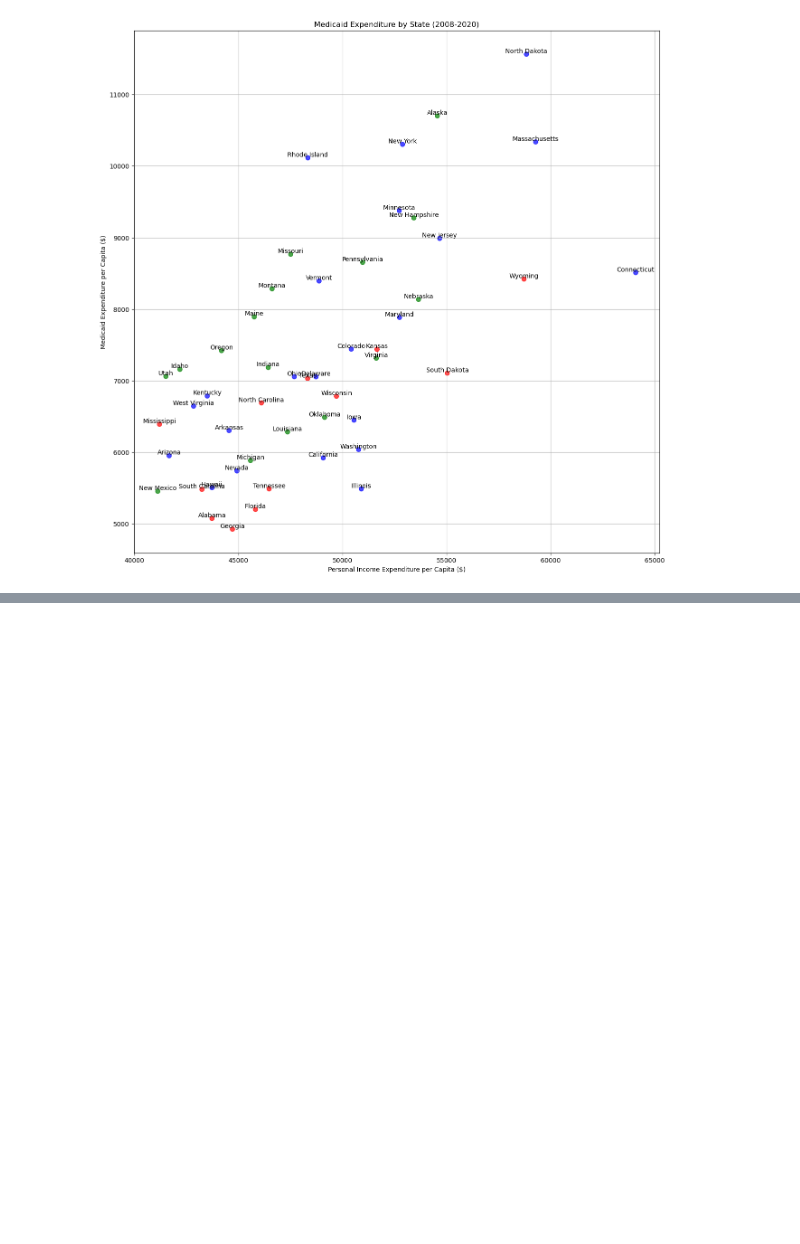
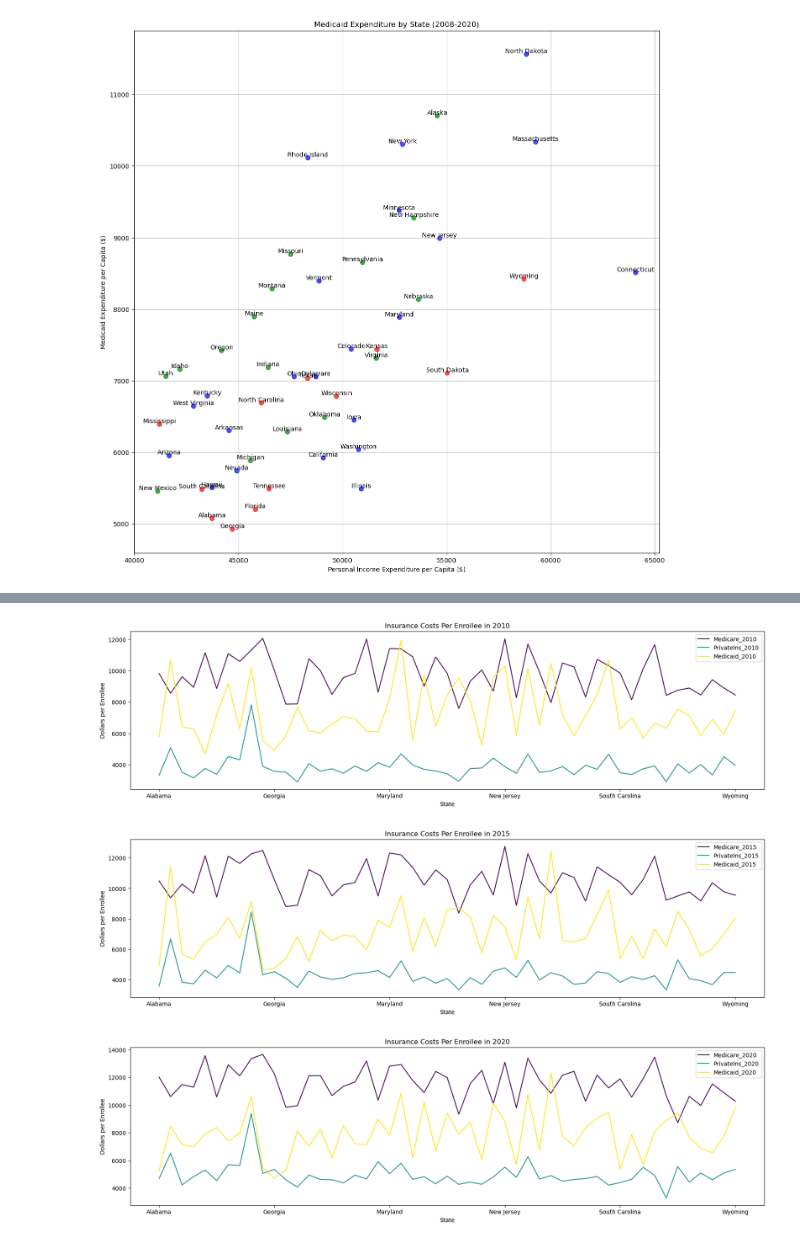
Before and after one commit to MyJineng/Healthcare-ETL, a Jupyter notebook: Notebooks/Project_Notebook.ipynb, the cells around one changed output, grey strips where cells are left out. Saved outputs shown, nothing was run; the diff lists cells and outputs as text; code cells hidden in the pictures; blank space fills up the shorter version.

```diff
--- a/Notebooks/Project_Notebook.ipynb
+++ b/Notebooks/Project_Notebook.ipynb
@@ -236,0 +306,4 @@ Hawaii             5503.461538
+# %%
+#establish a connection
+engine = create_engine(
+    "postgresql+psycopg2://postgres:*********@localhost:****/Project_3")
@@ -236,0 +353,12 @@ Hawaii             5503.461538
+# %%
+columnNamechg=comparisons_df.rename(columns={comparisons_df.columns[1]:'Medicare_2010',
+                                             comparisons_df.columns[2]:'PrivateIns_2010',
+                                             comparisons_df.columns[3]:'Medicaid_2010',
+                                             comparisons_df.columns[4]:'Medicare_2015',
+                                             comparisons_df.columns[5]:'PrivateIns_2015',
+                                             comparisons_df.columns[6]:'Medicaid_2015',
+                                             comparisons_df.columns[7]:'Medicare_2020',
+                                             comparisons_df.columns[8]:'PrivateIns_2020',
+                                             comparisons_df.columns[9]:'Medicaid_2020'})
+
+columnNamechg.head(10)
@@ -236,0 +384,2 @@ Hawaii             5503.461538
+# %%
+columnNamechg.set_index(columnNamechg.columns[0])
@@ -236,0 +405,24 @@ Hawaii             5503.461538
+# %%
+columnNamechg.plot(x='State', y=["Medicare_2010", "PrivateIns_2010", "Medicaid_2010"],
+                xlabel='State',
+                ylabel="Dollars per Enrollee",
+                title="Insurance Costs Per Enrollee in 2010",
+                figsize=(20,5), colormap="viridis")
+
+columnNamechg.plot(x="State", y=["Medicare_2015", "PrivateIns_2015", "Medicaid_2015"],
+                xlabel="State",
+                ylabel="Dollars per Enrollee",
+                title="Insurance Costs Per Enrollee in 2015",
+                figsize=(20,5), colormap="viridis")
+
+columnNamechg.plot(x="State", y=["Medicare_2020", "PrivateIns_2020", "Medicaid_2020"],
+                xlabel="State",
+                ylabel="Dollars per Enrollee",
+                title="Insurance Costs Per Enrollee in 2020",
+                figsize=(20,5), colormap="viridis")
+
+plt.show()
+# %% [output]
+[figure, added]
+[figure, added]
+[figure, added]
```
Also changed, not shown: parts of 15 cells of this notebook, 2 other files.
